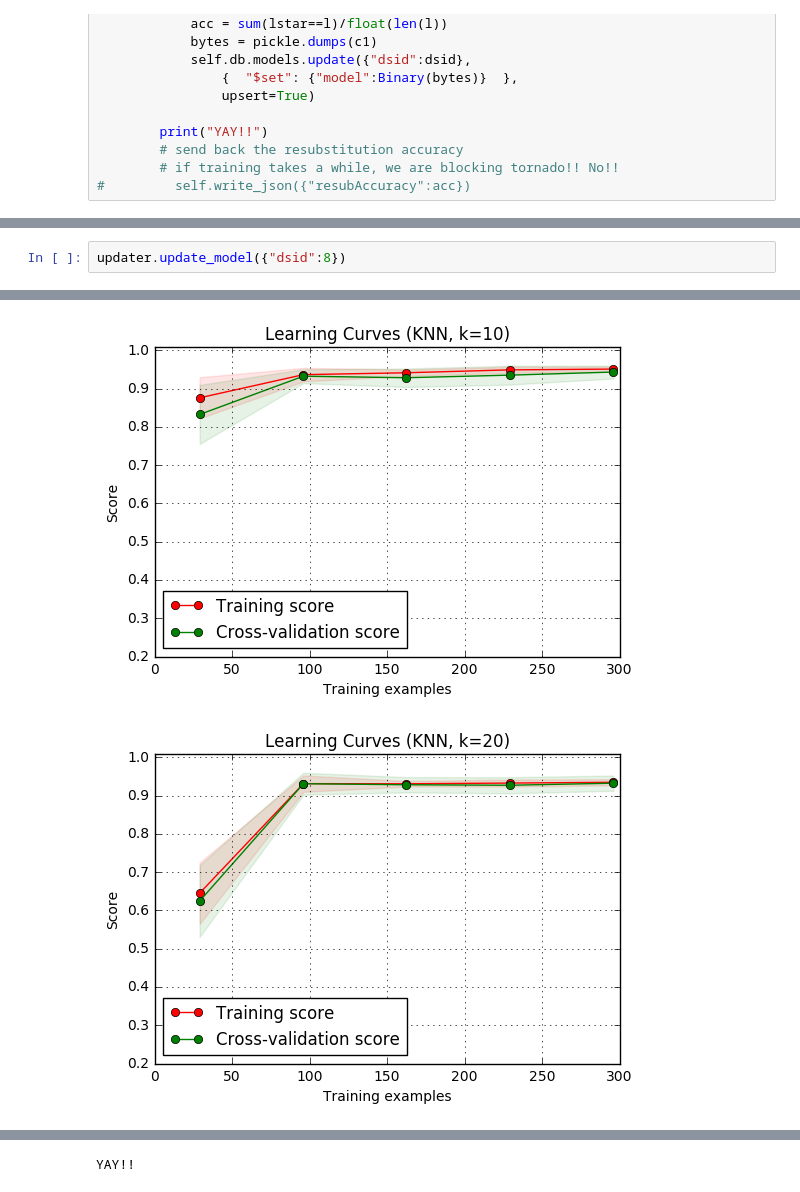
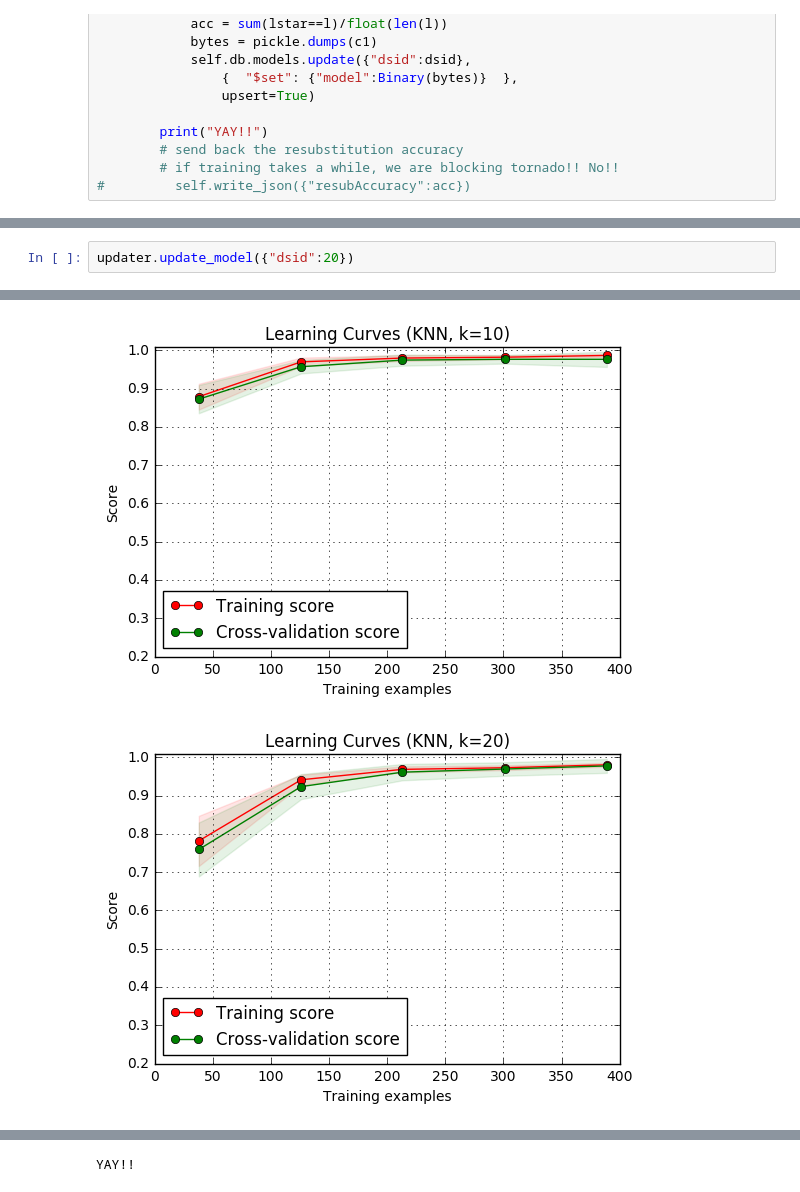
Before and after one commit to Tsiems/mobile-sensing-apps, a Jupyter notebook: tornado_bare/PredictionTest.ipynb, the cells around one changed output, grey strips where cells are left out. Saved outputs shown, nothing was run; the diff lists cells and outputs as text.

```diff
--- a/tornado_bare/PredictionTest.ipynb
+++ b/tornado_bare/PredictionTest.ipynb
@@ -263,3 +263,3 @@ updater = UpdateModelForDatasetId()
 # %%
-updater.update_model({"dsid":8})
+updater.update_model({"dsid":20})
 # %% [output]
@@ -269,2 +269,2 @@ updater.update_model({"dsid":8})
-[figure, old version]
+[figure, new version]
-[figure, old version]
+[figure, new version]
```
Also changed, not shown: parts of 2 cells of this notebook.
